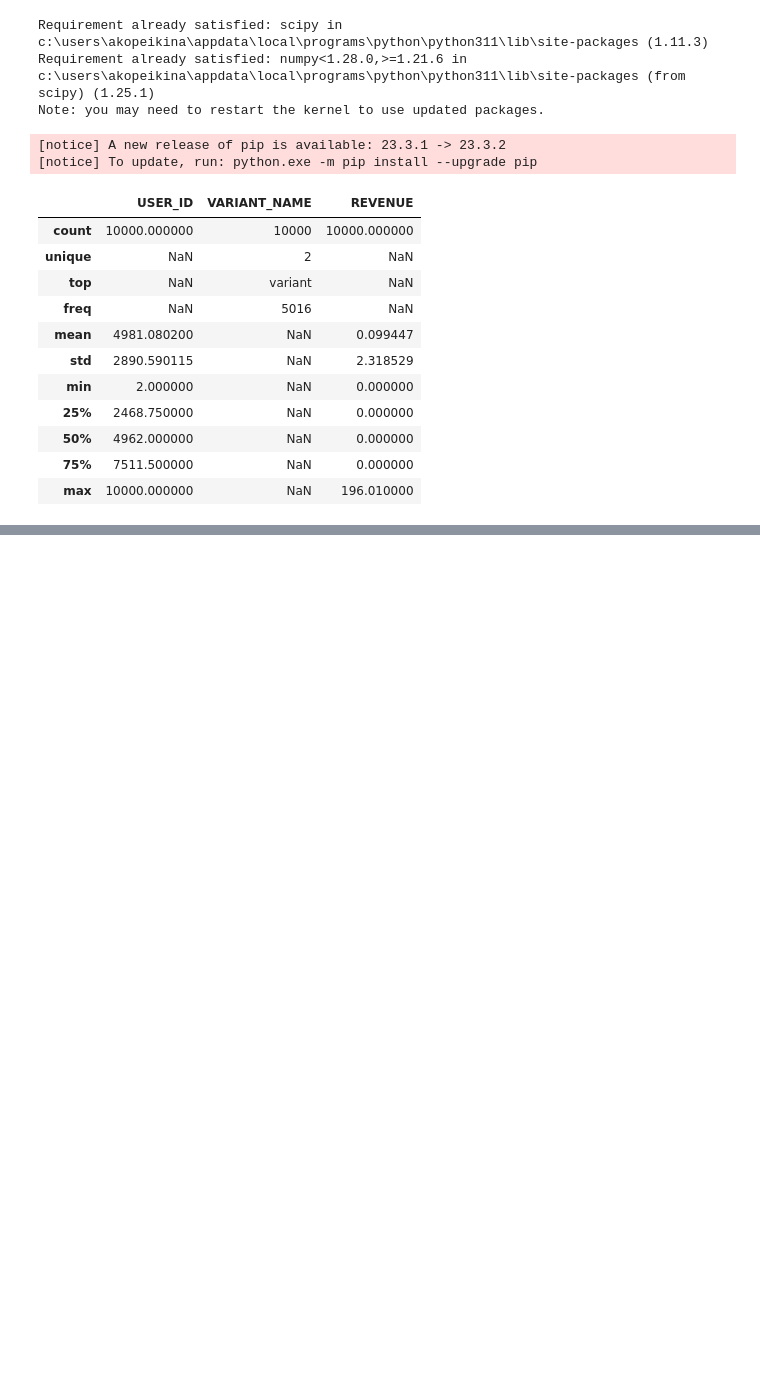
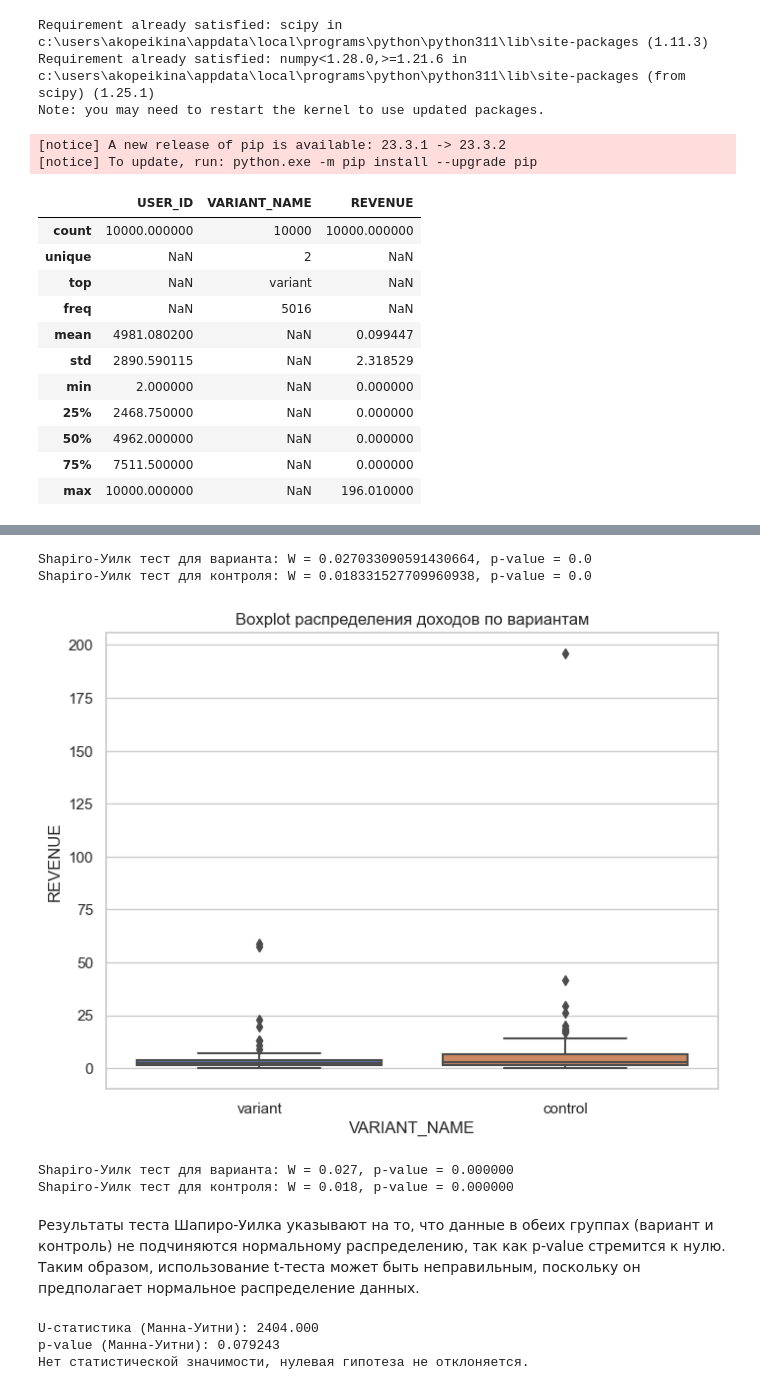
Before and after one commit to annakopeikina/STATISTIKS, a Jupyter notebook: ABtesting/hometask8.ipynb, the cells around one changed output, grey strips where cells are left out. Cells and saved outputs as stored; diff of their text form; code cells hidden in the pictures; blank space fills up the shorter version.

```diff
--- a/ABtesting/hometask8.ipynb
+++ b/ABtesting/hometask8.ipynb
@@ -54,0 +181,68 @@ dtype: int64
+# %%
+# Проведем тест Шапиро-Уилка
+stat_variant, p_value_variant = shapiro(data_variant)
+stat_control, p_value_control = shapiro(data_control)
+
+print(f'Shapiro-Уилк тест для варианта: W = {stat_variant}, p-value = {p_value_variant}')
+print(f'Shapiro-Уилк тест для контроля: W = {stat_control}, p-value = {p_value_control}')
+# %% [output]
+Shapiro-Уилк тест для варианта: W = 0.027033090591430664, p-value = 0.0
+Shapiro-Уилк тест для контроля: W = 0.018331527709960938, p-value = 0.0
+# %%
+import seaborn as sns
+import matplotlib.pyplot as plt
+
+# Установим стиль графика
+sns.set(style="whitegrid")
+
+# Создадим ящик с усами
+plt.figure(figsize=(8, 6))
+sns.boxplot(x='VARIANT_NAME', y='REVENUE', data=df[df['REVENUE'] > 0])
+
+# Добавим название графика
+plt.title('Boxplot распределения доходов по вариантам')
+
+# Покажем график
+plt.show()
+# %% [output]
+[figure, added]
+# %%
+from scipy.stats import shapiro
+# Тест Шапиро-Уилка для варианта
+stat_var, p_var = shapiro(df_cleaned[df_cleaned['VARIANT_NAME'] == 'variant']['REVENUE'])
+print(f"Shapiro-Уилк тест для варианта: W = {stat_var:.3f}, p-value = {p_var:.6f}")
+
+# Тест Шапиро-Уилка для контроля
+stat_ctrl, p_ctrl = shapiro(df_cleaned[df_cleaned['VARIANT_NAME'] == 'control']['REVENUE'])
+print(f"Shapiro-Уилк тест для контроля: W = {stat_ctrl:.3f}, p-value = {p_ctrl:.6f}")
+# %% [output]
+Shapiro-Уилк тест для варианта: W = 0.027, p-value = 0.000000
+Shapiro-Уилк тест для контроля: W = 0.018, p-value = 0.000000
+# %% [markdown]
+Результаты теста Шапиро-Уилка указывают на то, что данные в обеих группах (вариант и контроль) не подчиняются нормальному распределению, так как p-value стремится к нулю. Таким образом, использование t-теста может быть неправильным, поскольку он предполагает нормальное распределение данных.
+# %%
+# Можно рассмотреть использование непараметрического теста U-тест Манна-Уитни,
+# который не требует предположения о нормальности данных.
+from scipy.stats import mannwhitneyu
+# Выберем только положительные значения дохода
+df_positive_revenue = df[df['REVENUE'] > 0]
+# Разделим данные на две группы: вариант (variant) и контроль (control)
+revenue_variant = df_positive_revenue[df_positive_revenue['VARIANT_NAME'] == 'variant']['REVENUE']
+revenue_control = df_positive_revenue[df_positive_revenue['VARIANT_NAME'] == 'control']['REVENUE']
+
+# Проведем U-тест Манна-Уитни для сравнения двух групп
+u_statistic, p_value_mannwhitney = mannwhitneyu(revenue_variant, revenue_control)
+# Выведем результаты U-теста Манна-Уитни
+print(f"U-статистика (Манна-Уитни): {u_statistic:.3f}")
+print(f"p-value (Манна-Уитни): {p_value_mannwhitney:.6f}")
+
+# Проверим статистическую значимость
+alpha = 0.05
+if p_value_mannwhitney < alpha:
+    print("Результат статистически значим, отклоняем нулевую гипотезу.")
+else:
+    print("Нет статистической значимости, нулевая гипотеза не отклоняется.")
+# %% [output]
+U-статистика (Манна-Уитни): 2404.000
+p-value (Манна-Уитни): 0.079243
+Нет статистической значимости, нулевая гипотеза не отклоняется.
```
Also changed, not shown: parts of 9 cells of this notebook.
